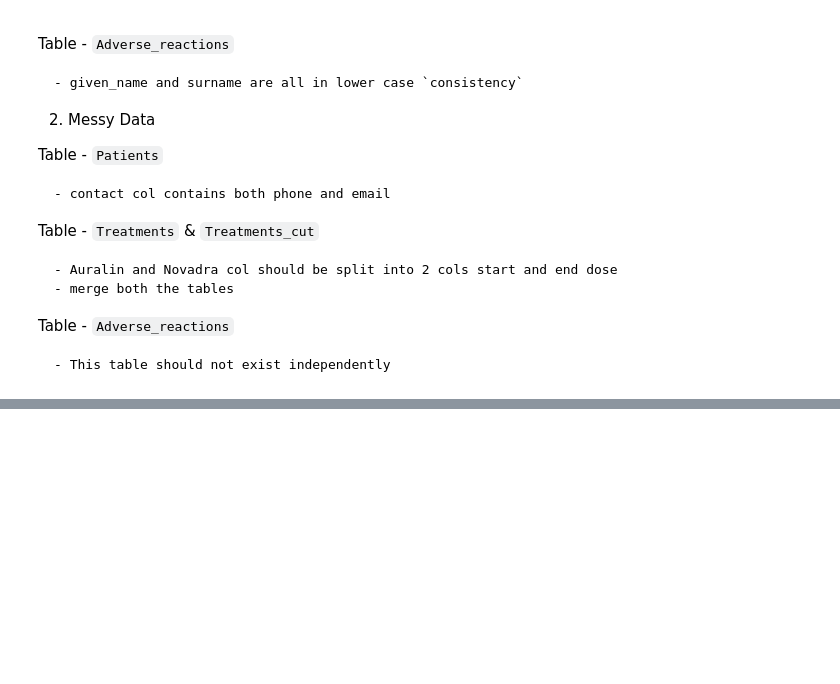
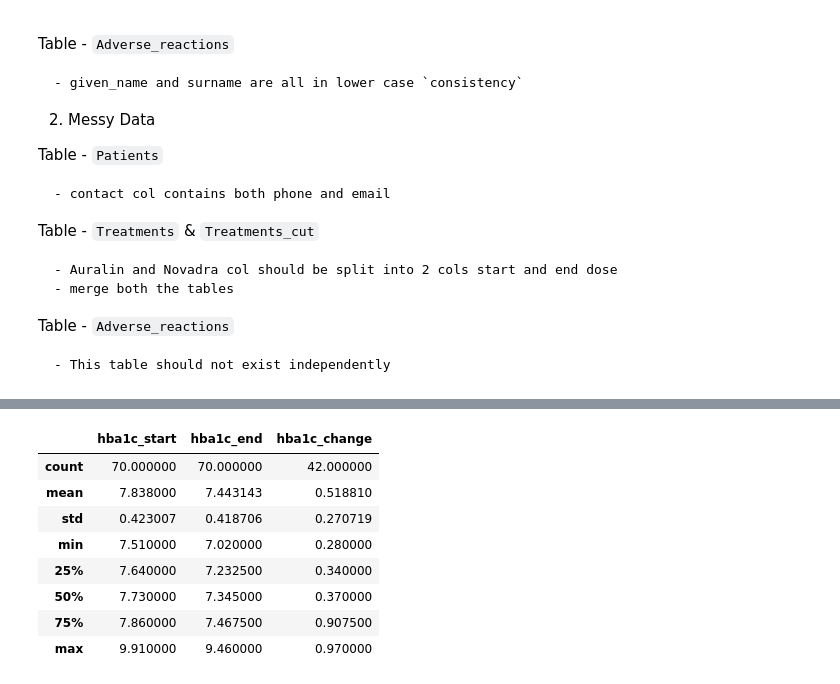
Before and after one commit to thekushak0003/My-DSMP-Journey, a Jupyter notebook: sessions files/session28.ipynb, the cells around one changed output, grey strips where cells are left out. Cells and saved outputs as stored; diff of their text form; code cells hidden in the pictures; blank space fills up the shorter version.

```diff
--- a/sessions files/session28.ipynb
+++ b/sessions files/session28.ipynb
@@ -125,0 +192,12 @@ with pd.ExcelWriter('clinical_trials.xlsx') as writer:
+# %%
+treatments_cut.describe()
+# %% [output]
+|  | hba1c_start | hba1c_end | hba1c_change |
+| count | 70.000000 | 70.000000 | 42.000000 |
+| mean | 7.838000 | 7.443143 | 0.518810 |
+| std | 0.423007 | 0.418706 | 0.270719 |
+| min | 7.510000 | 7.020000 | 0.280000 |
+| 25% | 7.640000 | 7.232500 | 0.340000 |
+| 50% | 7.730000 | 7.345000 | 0.370000 |
+| 75% | 7.860000 | 7.467500 | 0.907500 |
+| max | 9.910000 | 9.460000 | 0.970000 |
```
Also changed, not shown: parts of 14 cells of this notebook, 1 other file.
